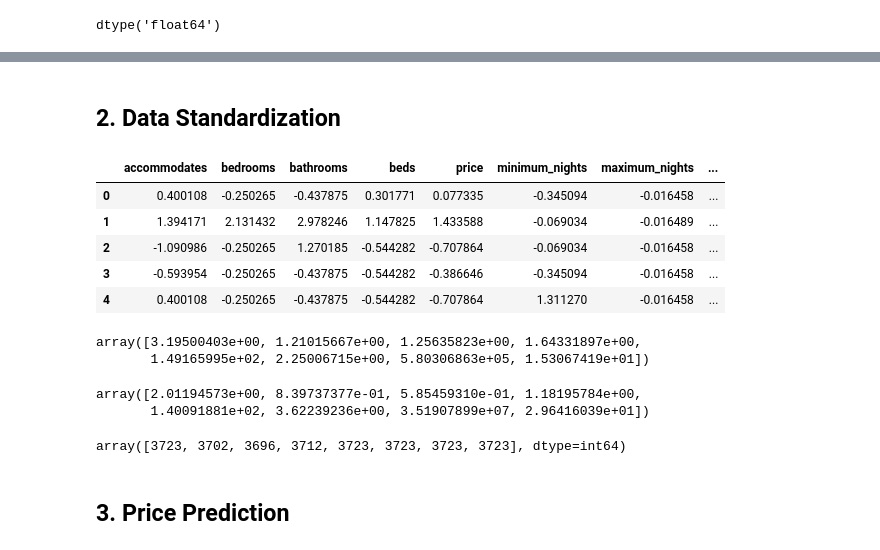
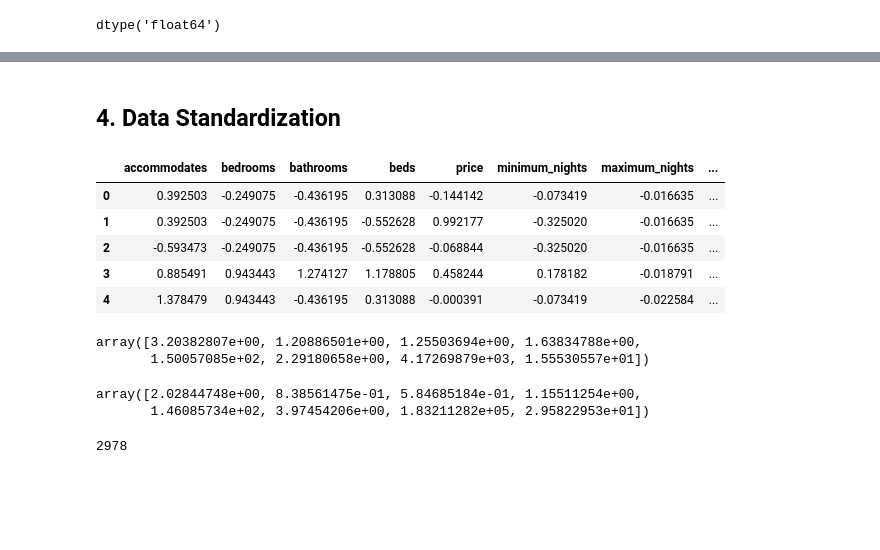
Before and after one commit to harera3/ML_Blueprints, a Jupyter notebook: 02_Evaluating_Model_performance.ipynb, the cells around one changed output, grey strips where cells are left out. Drawn from its saved outputs; the diff is of its cells as text; code cells hidden in the pictures; blank space fills up the shorter version.

Commit message:
5. standardization

```diff
--- a/02_Evaluating_Model_performance.ipynb
+++ b/02_Evaluating_Model_performance.ipynb
@@ -38,0 +53,5 @@ dtype: object
+# %%
+from sklearn.model_selection import train_test_split
+
+train, test = train_test_split(dc, test_size=0.2, random_state=42)
+train.shape, test.shape
@@ -54,7 +75,7 @@ class PriceCleaner(BaseEstimator, TransformerMixin):
         return df
 
 pricer = PriceCleaner()
-dc_clean = pricer.transform(dc)
-dc_clean.head()
+train_clean = pricer.transform(train)
+train_clean.head()
 # %% [output]
 |  | accommodates | bedrooms | bathrooms | beds | price | minimum_nights | maximum_nights | ... |
@@ -81,0 +117,7 @@ dtype('float64')
+# %%
+from sklearn.impute import SimpleImputer
+
+imputer = SimpleImputer(strategy='median')
+imputer.fit(train_clean)
+train_imputed = imputer.transform(train_clean)
+pd.DataFrame(train_imputed).isnull().mean()
@@ -82,33 +134,31 @@ dtype('float64')
 # %% [markdown]
-## 2. Data Standardization
+## 4. Data Standardization
 # %%
 from sklearn.preprocessing import StandardScaler
 
 scaler = StandardScaler()
-dc_scaled = scaler.fit_transform(dc_clean)
-dc_scaled = pd.DataFrame(dc_scaled)
-dc_scaled.columns = cols
-dc_scaled.head()
+train_scaled = scaler.fit_transform(train_imputed)
+train_scaled = pd.DataFrame(train_scaled)
+train_scaled.columns = cols
+train_scaled.head()
 # %% [output]
 |  | accommodates | bedrooms | bathrooms | beds | price | minimum_nights | maximum_nights | ... |
-| 0 | 0.400108 | -0.250265 | -0.437875 | 0.301771 | 0.077335 | -0.345094 | -0.016458 | ... |
-| 1 | 1.394171 | 2.131432 | 2.978246 | 1.147825 | 1.433588 | -0.069034 | -0.016489 | ... |
-| 2 | -1.090986 | -0.250265 | 1.270185 | -0.544282 | -0.707864 | -0.069034 | -0.016458 | ... |
-| 3 | -0.593954 | -0.250265 | -0.437875 | -0.544282 | -0.386646 | -0.345094 | -0.016458 | ... |
-| 4 | 0.400108 | -0.250265 | -0.437875 | -0.544282 | -0.707864 | 1.311270 | -0.016458 | ... |
+| 0 | 0.392503 | -0.249075 | -0.436195 | 0.313088 | -0.144142 | -0.073419 | -0.016635 | ... |
+| 1 | 0.392503 | -0.249075 | -0.436195 | -0.552628 | 0.992177 | -0.325020 | -0.016635 | ... |
+| 2 | -0.593473 | -0.249075 | -0.436195 | -0.552628 | -0.068844 | -0.325020 | -0.016635 | ... |
+| 3 | 0.885491 | 0.943443 | 1.274127 | 1.178805 | 0.458244 | 0.178182 | -0.018791 | ... |
+| 4 | 1.378479 | 0.943443 | -0.436195 | 0.313088 | -0.000391 | -0.073419 | -0.022584 | ... |
 # %%
 scaler.mean_
 # %% [output]
-array([3.19500403e+00, 1.21015667e+00, 1.25635823e+00, 1.64331897e+00,
-       1.49165995e+02, 2.25006715e+00, 5.80306863e+05, 1.53067419e+01])
+array([3.20382807e+00, 1.20886501e+00, 1.25503694e+00, 1.63834788e+00,
+       1.50057085e+02, 2.29180658e+00, 4.17269879e+03, 1.55530557e+01])
 # %%
 scaler.scale_
 # %% [output]
-array([2.01194573e+00, 8.39737377e-01, 5.85459310e-01, 1.18195784e+00,
-       1.40091881e+02, 3.62239236e+00, 3.51907899e+07, 2.96416039e+01])
+array([2.02844748e+00, 8.38561475e-01, 5.84685184e-01, 1.15511254e+00,
+       1.46085734e+02, 3.97454206e+00, 1.83211282e+05, 2.95822953e+01])
 # %%
 scaler.n_samples_seen_
 # %% [output]
-array([3723, 3702, 3696, 3712, 3723, 3723, 3723, 3723], dtype=int64)
+2978
-# %% [markdown]
-## 3. Price Prediction
```
Also changed, not shown: parts of 20 cells of this notebook.
